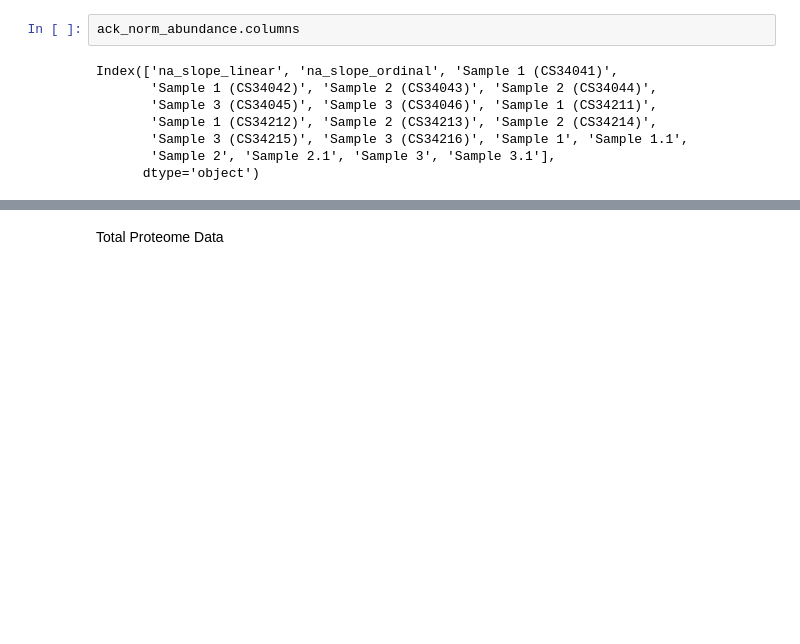
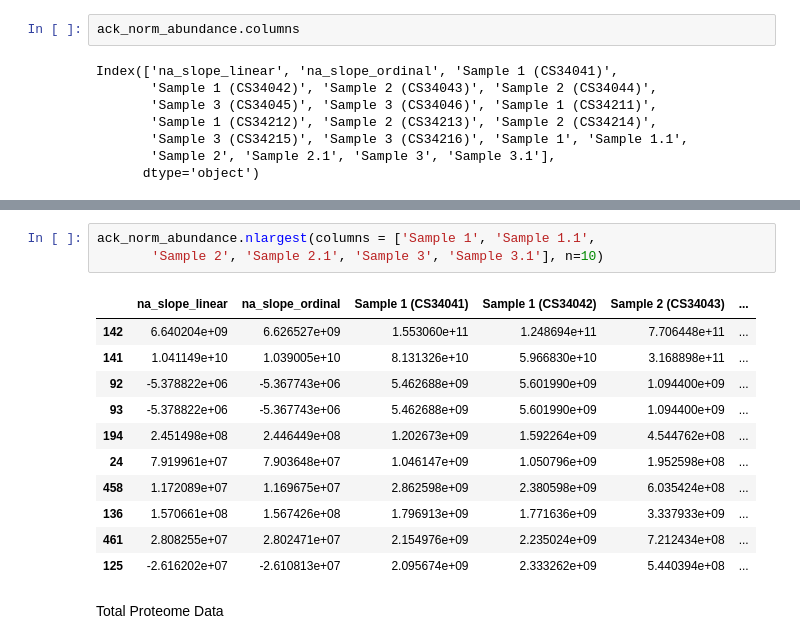
Before and after one commit to KyraGriffin/bmsip_internship_seta, a Jupyter notebook: protein_isolation.ipynb, the cells around one changed output, grey strips where cells are left out. Cells and saved outputs as stored; diff of their text form; blank space fills up the shorter version.

```diff
--- a/protein_isolation.ipynb
+++ b/protein_isolation.ipynb
@@ -693,3 +584,18 @@ Ack Data:    Index  nfc_s2vs1  nfc_s3vs1  nfc_s3vs2  fc_slope_linear  fc_slope_o
+# %%
+ack_norm_abundance.nlargest(columns = ['Sample 1', 'Sample 1.1',
+       'Sample 2', 'Sample 2.1', 'Sample 3', 'Sample 3.1'], n=10)
+# %% [output]
+|  | na_slope_linear | na_slope_ordinal | Sample 1 (CS34041) | Sample 1 (CS34042) | Sample 2 (CS34043) | ... |
+| 142 | 6.640204e+09 | 6.626527e+09 | 1.553060e+11 | 1.248694e+11 | 7.706448e+11 | ... |
+| 141 | 1.041149e+10 | 1.039005e+10 | 8.131326e+10 | 5.966830e+10 | 3.168898e+11 | ... |
+| 92 | -5.378822e+06 | -5.367743e+06 | 5.462688e+09 | 5.601990e+09 | 1.094400e+09 | ... |
+| 93 | -5.378822e+06 | -5.367743e+06 | 5.462688e+09 | 5.601990e+09 | 1.094400e+09 | ... |
+| 194 | 2.451498e+08 | 2.446449e+08 | 1.202673e+09 | 1.592264e+09 | 4.544762e+08 | ... |
+| 24 | 7.919961e+07 | 7.903648e+07 | 1.046147e+09 | 1.050796e+09 | 1.952598e+08 | ... |
+| 458 | 1.172089e+07 | 1.169675e+07 | 2.862598e+09 | 2.380598e+09 | 6.035424e+08 | ... |
+| 136 | 1.570661e+08 | 1.567426e+08 | 1.796913e+09 | 1.771636e+09 | 3.337933e+09 | ... |
+| 461 | 2.808255e+07 | 2.802471e+07 | 2.154976e+09 | 2.235024e+09 | 7.212434e+08 | ... |
+| 125 | -2.616202e+07 | -2.610813e+07 | 2.095674e+09 | 2.333262e+09 | 5.440394e+08 | ... |
 # %% [markdown]
 Total Proteome Data
 # %%
```
Also changed, not shown: parts of 50 cells of this notebook.
